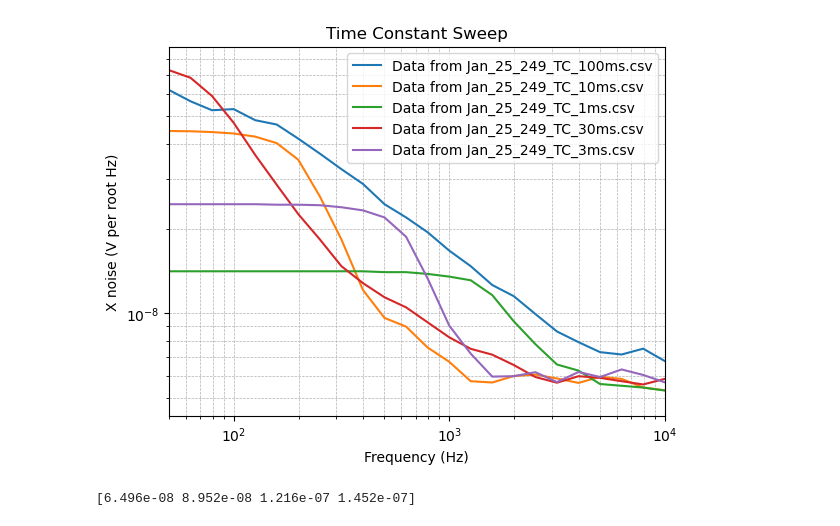
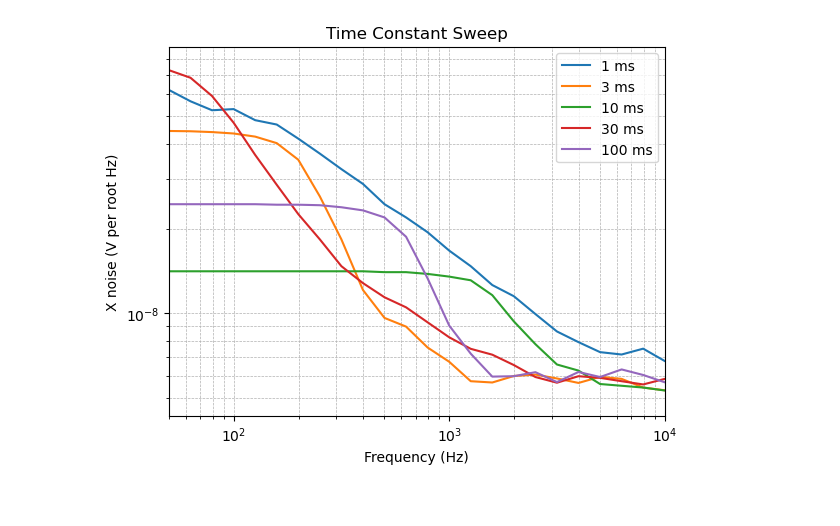
Before and after one commit to JackMacaulay/Advanced-Engineering-Physics-Lab, a Jupyter notebook: Electrical_Noise/TimeConstant_Sweep/time_constant_plotting.ipynb, the cells around one changed output. Drawn from its saved outputs; the diff is of its cells as text; code cells hidden in the pictures.

```diff
--- a/Electrical_Noise/TimeConstant_Sweep/time_constant_plotting.ipynb
+++ b/Electrical_Noise/TimeConstant_Sweep/time_constant_plotting.ipynb
@@ -3,33 +3,35 @@ import os
 import pandas as pd
 import numpy as np
 import matplotlib.pyplot as plt
 
 # Get a list of all CSV files in the current directory
 csv_files = [file for file in os.listdir('.') if file.endswith(".csv")]
 
-
+labels = ['1 ms','3 ms','10 ms','30 ms','100 ms']
+i = 0
 # Loop through each CSV file and plot the data
 for file in csv_files:
     # Directly use the file name
     df = pd.read_csv(file)
 
     x_values = df['Frequency (Hz) - Plot 0']
     y_values = df['X noise (V per root Hz) - Plot 0']
 
-    plt.loglog(x_values, y_values, label=f'Data from {file}')
+    plt.loglog(x_values, y_values, label=labels[i])
+    i += 1
 
 plt.xlabel('Frequency (Hz)')
 plt.ylabel('X noise (V per root Hz)')
 plt.title('Time Constant Sweep')
 
 plt.legend()
 
 # Set log scale for grid lines
 plt.grid(True, which='both', linestyle='--', linewidth=0.5)
 plt.xscale('log')
 plt.yscale('log')
 
 plt.xlim(50, 10000)
 plt.show()
 # %% [output]
-[figure, old version]
+[figure, new version]
@@ -39,4 +37,0 @@ avg_values = np.sort(avg_values)
-# %%
-print(avg_values)
-# %% [output]
-[6.496e-08 8.952e-08 1.216e-07 1.452e-07]
```
Also changed, not shown: parts of 8 cells of this notebook, 4 other files.
